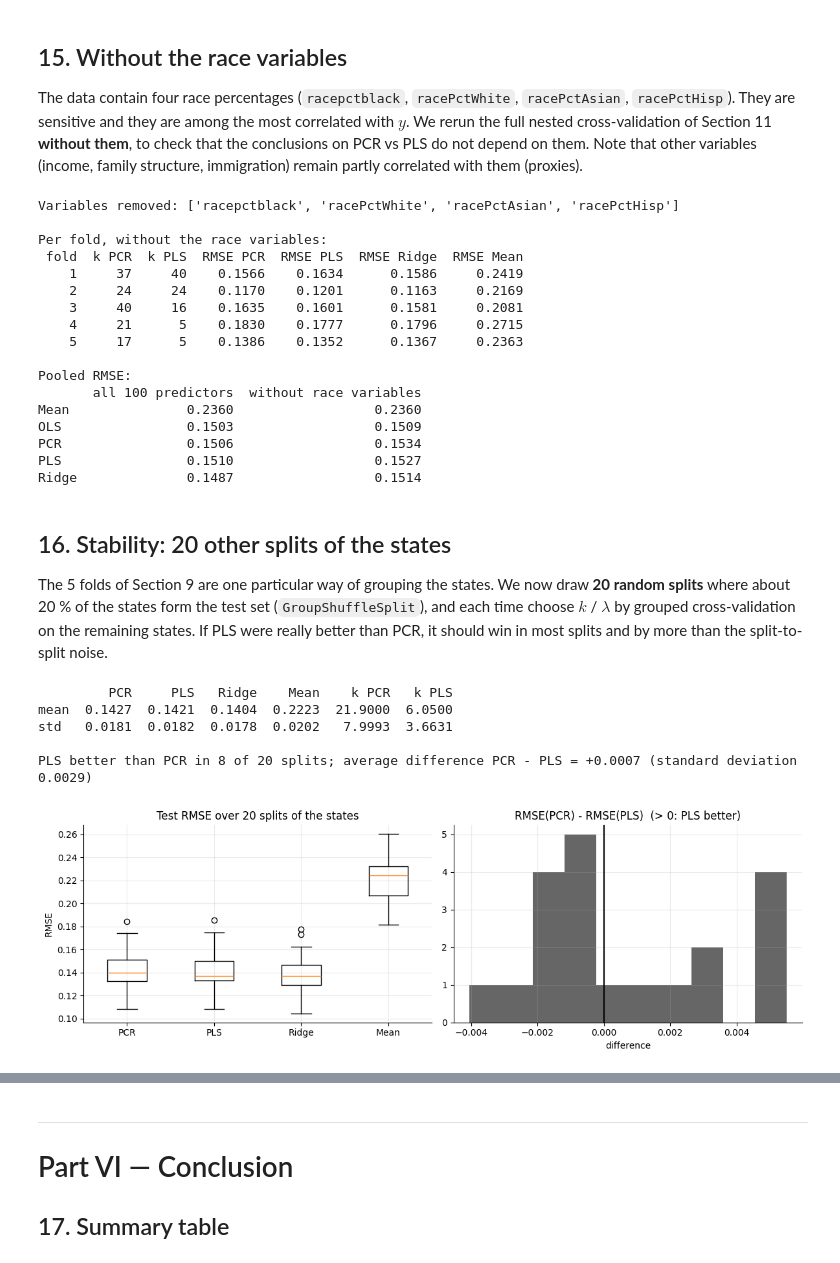
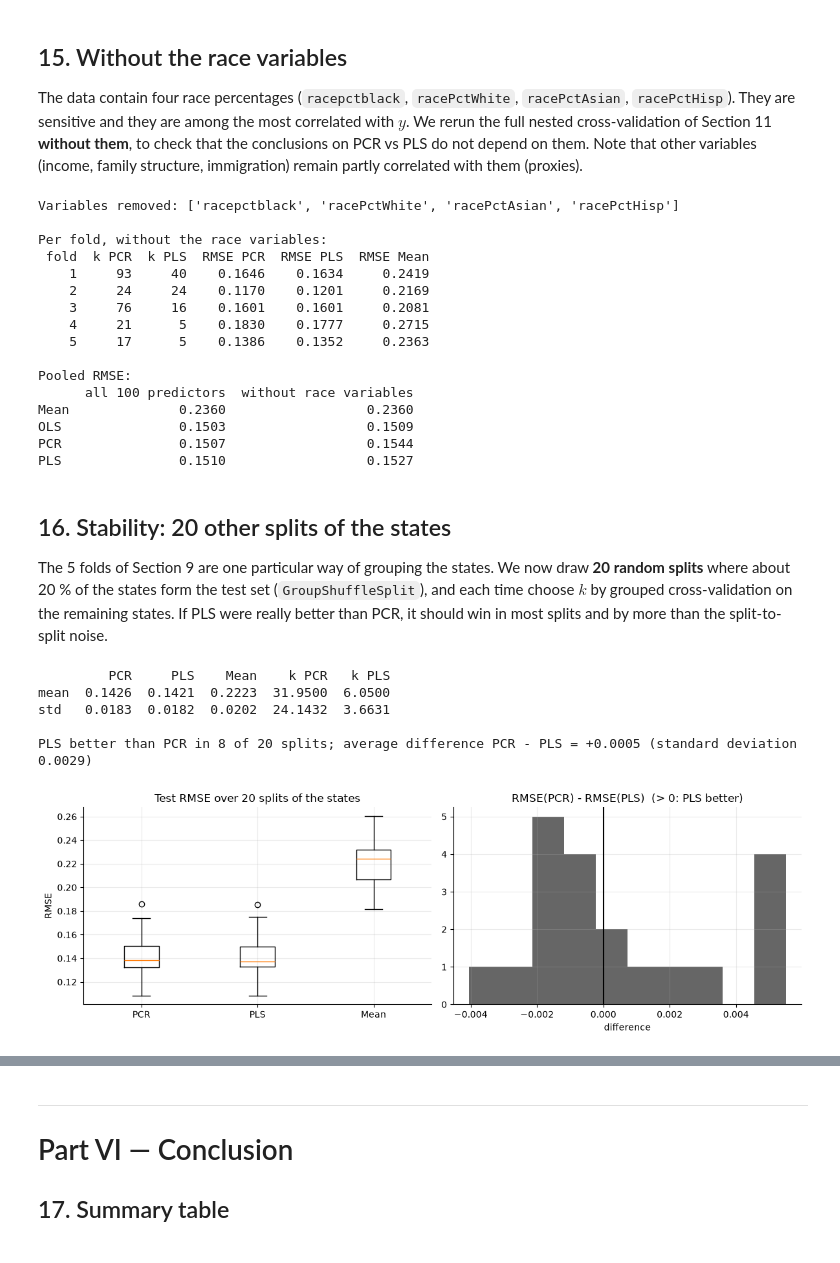
Before and after one commit to mathiasprat68-pixel/automatic-model-selection, a Jupyter notebook: 02_pcr_vs_pls_communities_crime_EN.ipynb, the cells around one changed output, grey strips where cells are left out. Saved outputs shown, nothing was run; the diff lists cells and outputs as text; code cells hidden in the pictures.

```diff
--- a/02_pcr_vs_pls_communities_crime_EN.ipynb
+++ b/02_pcr_vs_pls_communities_crime_EN.ipynb
@@ -891,11 +873,11 @@ Ridge  0.1487  0.1023
 # %%
 mean_curve = lambda key: np.mean([c[key] for c in curves_all], axis=0)
+ks = np.arange(1, len(mean_curve("PCR")) + 1)
 fig, ax = plt.subplots(1, 2, figsize=(13, 4.2))
 for a, pre, title in zip(ax, ("cv_", ""), ("Inner cross-validation (used to choose k)", "Outer test folds (states never seen)")):
     a.plot(ks, mean_curve(pre + "PCR"), "-o", ms=3, color=C_PCR, label="PCR")
     a.plot(ks, mean_curve(pre + "PLS"), "-o", ms=3, color=C_PLS, label="PLS")
     if pre == "":
-        a.axhline(pooled_all.loc["Ridge", "RMSE"], color=C_RIDGE, ls="--", label="Ridge (lambda chosen by CV)")
         a.axhline(pooled_all.loc["Mean", "RMSE"], color=C_MEAN, ls="--", label="mean of y")
     a.set(title=title, xlabel="number of components k", ylabel="RMSE (average of the 5 folds)"); a.legend()
 plt.tight_layout(); plt.show()
@@ -943,13 +925,13 @@ for n_sub in [100, 200, 400, 800, len(train_idx)]:
         P = predict_all(fit_all(Xs_, ys_), X_test)
         rows.append({"n": n_sub, "k PCR": s["k_PCR"], "k PLS": s["k_PLS"],
                      "PCR": rmse(y_test, P["PCR"][:, s["k_PCR"] - 1]), "PLS": rmse(y_test, P["PLS"][:, s["k_PLS"] - 1]),
-                     "Ridge": rmse(y_test, P["Ridge"][:, int(np.argmin(cv_s["Ridge"]))]), "Mean": rmse(y_test, P["Mean"][:, 0])})
+                     "Mean": rmse(y_test, P["Mean"][:, 0])})
 size_res = pd.DataFrame(rows).groupby("n").mean()
 size_res["PLS better than PCR by"] = (size_res["PCR"] - size_res["PLS"]) / size_res["PCR"]
 print(size_res.round(4).to_string())
 
 fig, ax = plt.subplots(1, 2, figsize=(13, 4))
-for m, c in (("PCR", C_PCR), ("PLS", C_PLS), ("Ridge", C_RIDGE), ("Mean", C_MEAN)):
+for m, c in (("PCR", C_PCR), ("PLS", C_PLS), ("Mean", C_MEAN)):
     ax[0].plot(size_res.index, size_res[m], "-o", ms=4, color=c, label=m)
 ax[0].set(xscale="log", title="Test RMSE (unseen states) vs training size", xlabel="n (log scale)", ylabel="RMSE"); ax[0].legend()
 ax[1].plot(size_res.index, size_res["k PCR"], "-o", color=C_PCR, label="PCR")
@@ -985,16 +966,14 @@ describe communities, not individuals (ecological fallacy).
 # %%
 k_pcr = int(table_all["k PCR (pars.)"].median())
 k_pls = int(table_all["k PLS (pars.)"].median())
-lam = float(table_all["lambda Ridge"].median())
 coef = pd.DataFrame({f"PCR (k={k_pcr})": B_pcr[:, k_pcr - 1], f"PLS (k={k_pls})": B_pls[:, k_pls - 1],
-                     f"Ridge (lambda={lam:.0f})": ridge_path(standardized_X, centered_Y, np.array([lam]))[:, 0],
                      "OLS": beta_OLS, "correlation with y": corr_with_Y.values}, index=FEATURES)
 print("The 12 largest PLS coefficients (standardized predictors):")
 print(coef.reindex(coef.iloc[:, 1].abs().sort_values(ascending=False).index).head(12).round(4).to_string())
 
 n_wrong = lambda b: int(((np.sign(b) != np.sign(corr_with_Y.values)) & (np.abs(corr_with_Y.values) > 0.3)).sum())
 print("\nNumber of predictors strongly correlated with y (|r| > 0.3) whose coefficient has the OPPOSITE sign of the correlation:")
-print({c: n_wrong(coef[c].values) for c in coef.columns[:4]})
+print({c: n_wrong(coef[c].values) for c in coef.columns[:3]})
 print("(like the cars2004 example of the slides: OLS coefficients can contradict the correlations; PCR and PLS much less)")
 # %% [output]
 The 12 largest PLS coefficients (standardized predictors):
@@ -1017,12 +996,12 @@ Number of predictors strongly correlated with y (|r| > 0.3) whose coefficient ha
 (like the cars2004 example of the slides: OLS coefficients can contradict the correlations; PCR and PLS much less)
 # %%
-fig, ax = plt.subplots(1, 3, figsize=(15, 4.3))
-for a, col, c in zip(ax, coef.columns[:3], (C_PCR, C_PLS, C_RIDGE)):
+fig, ax = plt.subplots(1, 2, figsize=(11, 4.3))
+for a, col, c in zip(ax, coef.columns[:2], (C_PCR, C_PLS)):
     a.scatter(coef["OLS"], coef[col], s=12, color=c)
     a.axhline(0, color="k", lw=.5); a.axvline(0, color="k", lw=.5)
     a.set(xlabel="OLS coefficient", ylabel=f"{col} coefficient", title=f"{col} vs OLS")
 plt.tight_layout(); plt.show()
-print("OLS coefficients spread over a much wider range: PCR, PLS and ridge all shrink them.")
+print("OLS coefficients spread over a much wider range: PCR and PLS both shrink them.")
 print(f"Range of coefficients: OLS [{coef['OLS'].min():.3f}, {coef['OLS'].max():.3f}] | "
       f"PLS [{coef.iloc[:, 1].min():.3f}, {coef.iloc[:, 1].max():.3f}]")
 # %% [output]
@@ -1058,64 +1037,63 @@ print("Variables removed:", race_cols)
 
 table_nr, pooled_nr, _ = nested_cv(X_np[:, keep], y_np, groups, outer=outer_folds)
 print("\nPer fold, without the race variables:")
-print(table_nr[["fold", "k PCR", "k PLS", "RMSE PCR", "RMSE PLS", "RMSE Ridge", "RMSE Mean"]].round(4).to_string(index=False))
+print(table_nr[["fold", "k PCR", "k PLS", "RMSE PCR", "RMSE PLS", "RMSE Mean"]].round(4).to_string(index=False))
 print("\nPooled RMSE:")
 print(pd.DataFrame({"all 100 predictors": pooled_all["RMSE"], "without race variables": pooled_nr["RMSE"]})
-      .loc[["Mean", "OLS", "PCR", "PLS", "Ridge"]].round(4).to_string())
+      .loc[["Mean", "OLS", "PCR", "PLS"]].round(4).to_string())
 # %% [output]
 Variables removed: ['racepctblack', 'racePctWhite', 'racePctAsian', 'racePctHisp']
 
 Per fold, without the race variables:
- fold  k PCR  k PLS  RMSE PCR  RMSE PLS  RMSE Ridge  RMSE Mean
-    1     37     40    0.1566    0.1634      0.1586     0.2419
-    2     24     24    0.1170    0.1201      0.1163     0.2169
-    3     40     16    0.1635    0.1601      0.1581     0.2081
-    4     21      5    0.1830    0.1777      0.1796     0.2715
-    5     17      5    0.1386    0.1352      0.1367     0.2363
+ fold  k PCR  k PLS  RMSE PCR  RMSE PLS  RMSE Mean
+    1     93     40    0.1646    0.1634     0.2419
+    2     24     24    0.1170    0.1201     0.2169
+    3     76     16    0.1601    0.1601     0.2081
+    4     21      5    0.1830    0.1777     0.2715
+    5     17      5    0.1386    0.1352     0.2363
 
 Pooled RMSE:
-       all 100 predictors  without race variables
-Mean               0.2360                  0.2360
-OLS                0.1503                  0.1509
-PCR                0.1506                  0.1534
-PLS                0.1510                  0.1527
-Ridge              0.1487                  0.1514
+      all 100 predictors  without race variables
+Mean              0.2360                  0.2360
+OLS               0.1503                  0.1509
+PCR               0.1507                  0.1544
+PLS               0.1510                  0.1527
 # %% [markdown]
 ## 16. Stability: 20 other splits of the states
 
 The 5 folds of Section 9 are one particular way of grouping the states. We now draw **20 random splits** where about 20 % of the states
-form the test set (`GroupShuffleSplit`), and each time choose $k$ / $\lambda$ by grouped cross-validation on the remaining states.
+form the test set (`GroupShuffleSplit`), and each time choose $k$ by grouped cross-validation on the remaining states.
 If PLS were really better than PCR, it should win in most splits and by more than the split-to-split noise.
 # %%
 rows = []
 for s in range(20):
     tr, te = next(GroupShuffleSplit(n_splits=1, test_size=0.2, random_state=s).split(X_np, y_np, groups))
     cv_s, _ = cv_curves(X_np[tr], y_np[tr], groups[tr])
     c = choose(cv_s)
     P = predict_all(fit_all(X_np[tr], y_np[tr]), X_np[te])
     rows.append({"split": s, "k PCR": c["k_PCR"], "k PLS": c["k_PLS"],
                  "PCR": rmse(y_np[te], P["PCR"][:, c["k_PCR"] - 1]), "PLS": rmse(y_np[te], P["PLS"][:, c["k_PLS"] - 1]),
-                 "Ridge": rmse(y_np[te], P["Ridge"][:, int(np.argmin(cv_s["Ridge"]))]), "Mean": rmse(y_np[te], P["Mean"][:, 0]),
+                 "Mean": rmse(y_np[te], P["Mean"][:, 0]),
                  "OLS": rmse(y_np[te], P["OLS"][:, 0])})
 splits = pd.DataFrame(rows)
 splits["PCR - PLS"] = splits["PCR"] - splits["PLS"]
-print(splits[["PCR", "PLS", "Ridge", "Mean", "k PCR", "k PLS"]].agg(["mean", "std"]).round(4).to_string())
+print(splits[["PCR", "PLS", "Mean", "k PCR", "k PLS"]].agg(["mean", "std"]).round(4).to_string())
 print(f"\nPLS better than PCR in {(splits['PCR - PLS'] > 0).sum()} of 20 splits; "
       f"average difference PCR - PLS = {splits['PCR - PLS'].mean():+.4f} (standard deviation {splits['PCR - PLS'].std():.4f})")
 
 fig, ax = plt.subplots(1, 2, figsize=(12, 4))
-ax[0].boxplot([splits["PCR"], splits["PLS"], splits["Ridge"], splits["Mean"]])
-ax[0].set_xticks([1, 2, 3, 4], ["PCR", "PLS", "Ridge", "Mean"]); ax[0].set(title="Test RMSE over 20 splits of the states", ylabel="RMSE")
+ax[0].boxplot([splits["PCR"], splits["PLS"], splits["Mean"]])
+ax[0].set_xticks([1, 2, 3], ["PCR", "PLS", "Mean"]); ax[0].set(title="Test RMSE over 20 splits of the states", ylabel="RMSE")
 ax[1].hist(splits["PCR - PLS"], bins=10, color="#666"); ax[1].axvline(0, color="k")
 ax[1].set(title="RMSE(PCR) - RMSE(PLS)  (> 0: PLS better)", xlabel="difference")
 plt.tight_layout(); plt.show()
 # %% [output]
-         PCR     PLS   Ridge    Mean    k PCR   k PLS
-mean  0.1427  0.1421  0.1404  0.2223  21.9000  6.0500
-std   0.0181  0.0182  0.0178  0.0202   7.9993  3.6631
+         PCR     PLS    Mean    k PCR   k PLS
+mean  0.1426  0.1421  0.2223  31.9500  6.0500
+std   0.0183  0.0182  0.0202  24.1432  3.6631
 
-PLS better than PCR in 8 of 20 splits; average difference PCR - PLS = +0.0007 (standard deviation 0.0029)
+PLS better than PCR in 8 of 20 splits; average difference PCR - PLS = +0.0005 (standard deviation 0.0029)
-[figure, old version]
+[figure, new version]
 # %% [markdown]
 **Reading (Sections 15–16).**
 
```
Also changed, not shown: parts of 30 cells of this notebook, 1 other file.
